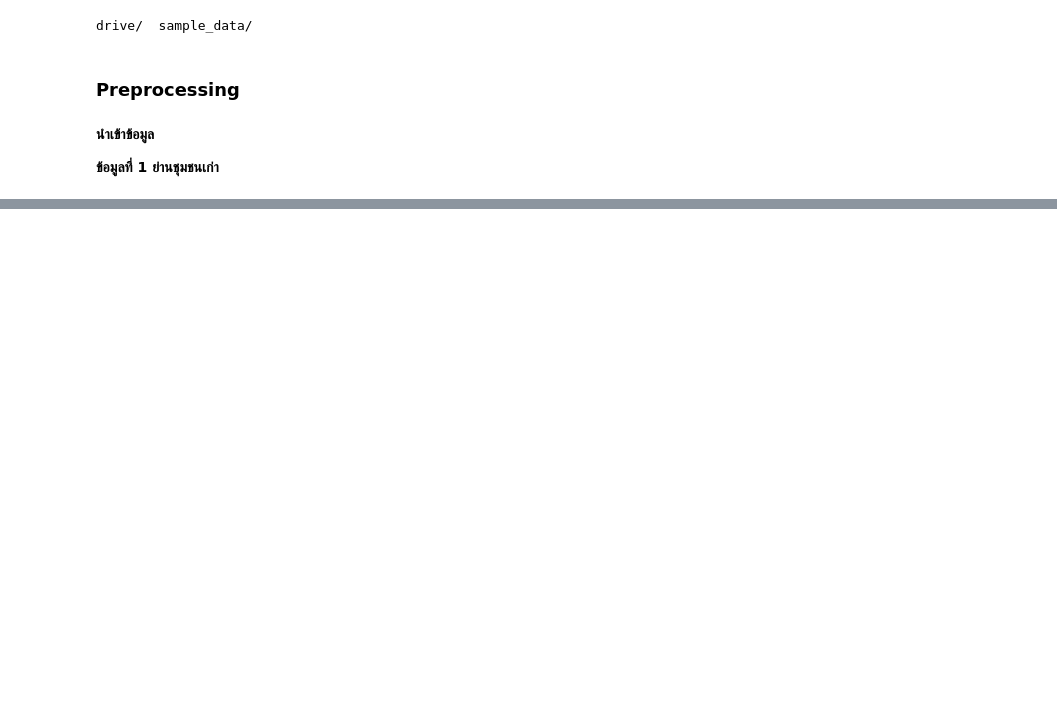
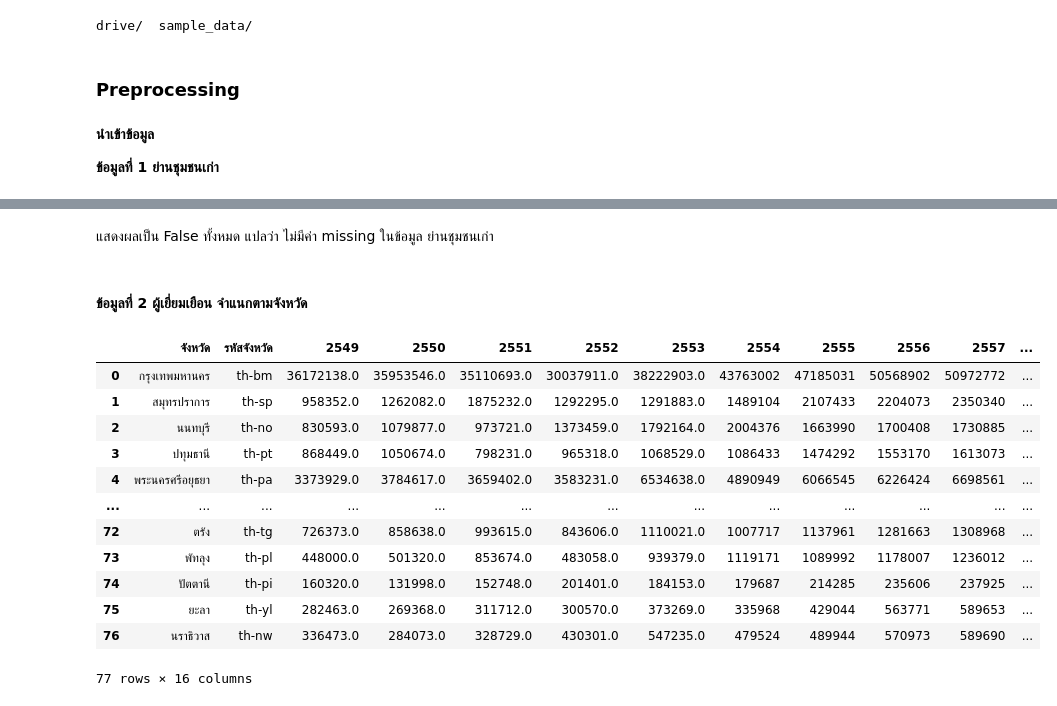
Before and after one commit to naruemonssp/DWDM21, a Jupyter notebook: Project_G_Final.ipynb, the cells around one changed output, grey strips where cells are left out. Drawn from its saved outputs; the diff is of its cells as text; code cells hidden in the pictures; blank space fills up the shorter version.

```diff
--- a/Project_G_Final.ipynb
+++ b/Project_G_Final.ipynb
@@ -51,0 +112,21 @@ data_1
+# %% [markdown]
+แสดงผลเป็น False ทั้งหมด แปลว่า ไม่มีค่า missing ในข้อมูล ย่านชุมชนเก่า
+# %% [markdown]
+#### ข้อมูลที่ 2 ผู้เยี่ยมเยือน จำแนกตามจังหวัด
+# %%
+data_2= pd.read_csv(os.path.join(path,'visitors.csv'))  # ผู้เยี่ยมเยือน จำแนกตามจังหวัด
+data_2
+# %% [output]
+|  | จังหวัด | รหัสจังหวัด | 2549 | 2550 | 2551 | 2552 | 2553 | 2554 | 2555 | 2556 | 2557 | ... |
+| 0 | กรุงเทพมหานคร | th-bm | 36172138.0 | 35953546.0 | 35110693.0 | 30037911.0 | 38222903.0 | 43763002 | 47185031 | 50568902 | 50972772 | ... |
+| 1 | สมุทรปราการ | th-sp | 958352.0 | 1262082.0 | 1875232.0 | 1292295.0 | 1291883.0 | 1489104 | 2107433 | 2204073 | 2350340 | ... |
+| 2 | นนทบุรี | th-no | 830593.0 | 1079877.0 | 973721.0 | 1373459.0 | 1792164.0 | 2004376 | 1663990 | 1700408 | 1730885 | ... |
+| 3 | ปทุมธานี | th-pt | 868449.0 | 1050674.0 | 798231.0 | 965318.0 | 1068529.0 | 1086433 | 1474292 | 1553170 | 1613073 | ... |
+| 4 | พระนครศรีอยุธยา | th-pa | 3373929.0 | 3784617.0 | 3659402.0 | 3583231.0 | 6534638.0 | 4890949 | 6066545 | 6226424 | 6698561 | ... |
+| ... | ... | ... | ... | ... | ... | ... | ... | ... | ... | ... | ... | ... |
+| 72 | ตรัง | th-tg | 726373.0 | 858638.0 | 993615.0 | 843606.0 | 1110021.0 | 1007717 | 1137961 | 1281663 | 1308968 | ... |
+| 73 | พัทลุง | th-pl | 448000.0 | 501320.0 | 853674.0 | 483058.0 | 939379.0 | 1119171 | 1089992 | 1178007 | 1236012 | ... |
+| 74 | ปัตตานี | th-pi | 160320.0 | 131998.0 | 152748.0 | 201401.0 | 184153.0 | 179687 | 214285 | 235606 | 237925 | ... |
+| 75 | ยะลา | th-yl | 282463.0 | 269368.0 | 311712.0 | 300570.0 | 373269.0 | 335968 | 429044 | 563771 | 589653 | ... |
+| 76 | นราธิวาส | th-nw | 336473.0 | 284073.0 | 328729.0 | 430301.0 | 547235.0 | 479524 | 489944 | 570973 | 589690 | ... |
+77 rows × 16 columns
```
Also changed, not shown: parts of 129 cells of this notebook.
